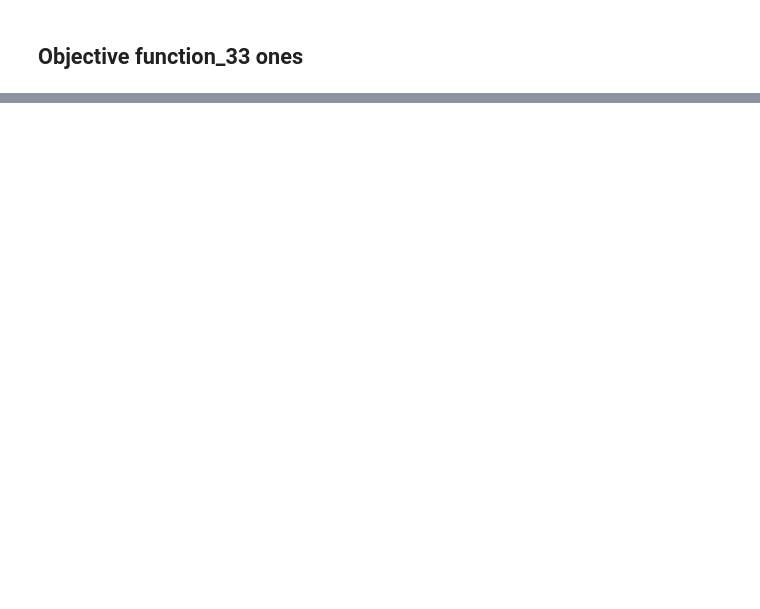
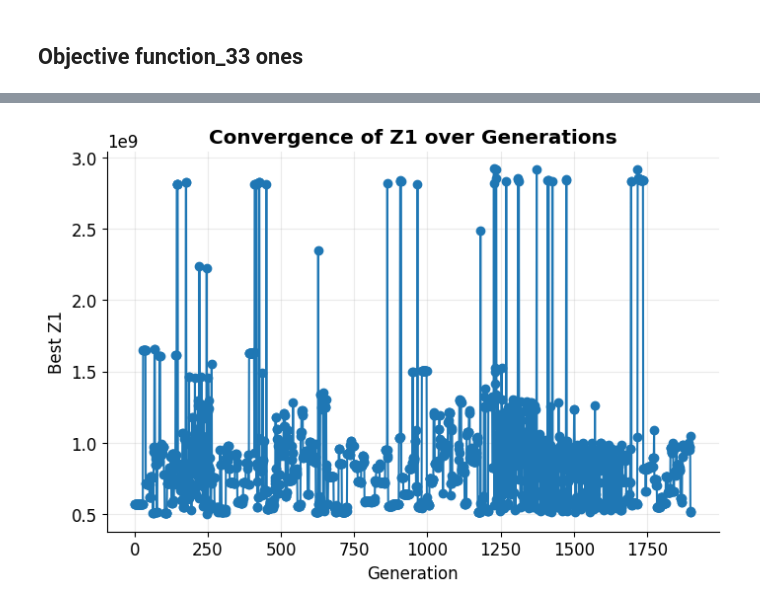
Before and after one commit to jmanzolli/VeloraApp, a Jupyter notebook: BIXI_Data_V6_ReadingFiles.ipynb, the cells around one changed output, grey strips where cells are left out. Cells and saved outputs as stored; diff of their text form; code cells hidden in the pictures; blank space fills up the shorter version.

Commit message:
new_convergence

```diff
--- a/BIXI_Data_V6_ReadingFiles.ipynb
+++ b/BIXI_Data_V6_ReadingFiles.ipynb
@@ -2289,7 +1607,7 @@ _D   = dict(data["D"])                 # demand per node
 _Dp  = dict(data["D_peak"])            # peak demand proxy per node (for docks)
 _LTS = dict(data["LTS"])               # stress per link
 _Cup = dict(data["C_up"])              # upgrade cost per link
-C_dock   = float(data["C_dock"])       # dock cost coefficient
+C_dock   = float(data["C_dock"])
 C_station = float(data.get("C_station", 0.0))  # optional station fixed cost (if you want)
 
 _S_min = int(data["S_min"])
@@ -2493,19 +1811,21 @@ toolbox.register("select", tools.selNSGA2)
 # Run NSGA-II
 # ----------------------------
 pop = toolbox.population(n=DEAP_POP)
-
 for ind in pop:
     _repair(ind)
-
 invalid = [ind for ind in pop if not ind.fitness.valid]
 for ind in invalid:
     ind.fitness.values = toolbox.evaluate(ind)
-
 # critical: assign crowding distance
 pop = toolbox.select(pop, len(pop))
 
+# --- Add logbook to track convergence ---
+from deap import tools as deap_tools
+logbook = deap_tools.Logbook()
+logbook.header = ["gen", "nevals", "min", "max", "avg"]
+
 for gen in tqdm(range(DEAP_GEN), desc="DEAP NSGA-II", unit="gen"):
-    offspring = tools.selTournamentDCD(pop, len(pop))
+    offspring = deap_tools.selTournamentDCD(pop, len(pop))
     offspring = [toolbox.clone(ind) for ind in offspring]
 
     for ind1, ind2 in zip(offspring[::2], offspring[1::2]):
@@ -2523,6 +1843,13 @@ for gen in tqdm(range(DEAP_GEN), desc="DEAP NSGA-II", unit="gen"):
         ind.fitness.values = toolbox.evaluate(ind)
 
     pop = toolbox.select(pop + offspring, DEAP_POP)
+
+    # --- Log statistics ---
+    fits = [ind.fitness.values for ind in pop]
+    min_fit = np.min(fits, axis=0)
+    max_fit = np.max(fits, axis=0)
+    avg_fit = np.mean(fits, axis=0)
+    logbook.record(gen=gen, nevals=len(invalid), min=min_fit, max=max_fit, avg=avg_fit)
 
 # ----------------------------
 # Build results table
@@ -2687,3 +2041,37 @@ plt.show()
+# %%
+# Plot convergence of the algorithm after the iterations
+import matplotlib.pyplot as plt
+
+# Example: If you have a list of best fitness values per generation (e.g., from DEAP)
+# Replace 'logbook' with your actual logbook or history object if available
+# Here, we try to use Z1_best, Z2_best, Z3_best if they are tracked per generation
+
+# If you have a logbook or history, use it. Otherwise, plot best values if available.
+try:
+    # If you have a DEAP logbook with 'min' or 'avg' values per generation
+    gen = logbook.select('gen')
+    fit_mins = logbook.chapters['fitness'].select('min')
+    plt.figure(figsize=(8,5))
+    plt.plot(gen, fit_mins, marker='o')
+    plt.xlabel('Generation')
+    plt.ylabel('Best Fitness (min)')
+    plt.title('Convergence of the Algorithm')
+    plt.grid(True)
+    plt.show()
+except Exception:
+    # Fallback: Plot best Z1, Z2, Z3 if tracked per generation
+    if 'zs' in globals():
+        plt.figure(figsize=(8,5))
+        plt.plot(zs, marker='o')
+        plt.xlabel('Generation')
+        plt.ylabel('Best Z1')
+        plt.title('Convergence of Z1 over Generations')
+        plt.grid(True)
+        plt.show()
+    else:
+        print('No convergence data found. Please provide logbook/history or best values per generation.')
+# %% [output]
+[figure, added]
 # %%
 # ============================================================
 # Routine: Plot optimization results (selected stations and links)
```
Also changed, not shown: parts of 86 cells of this notebook.
